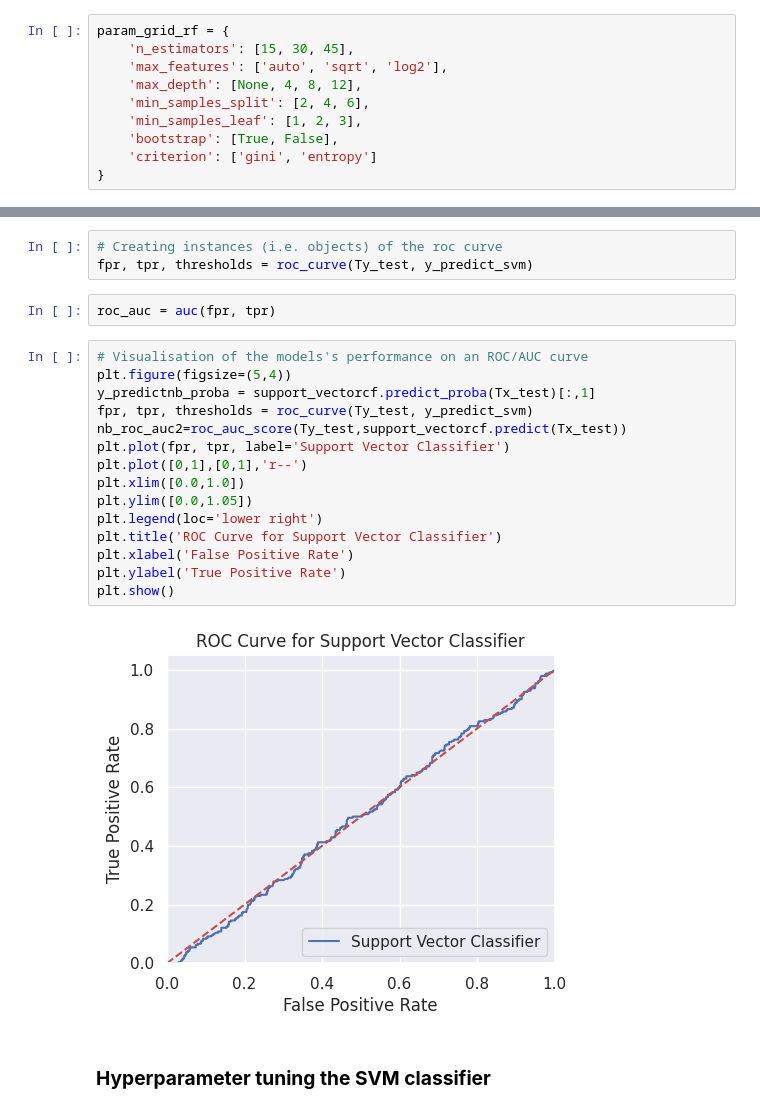
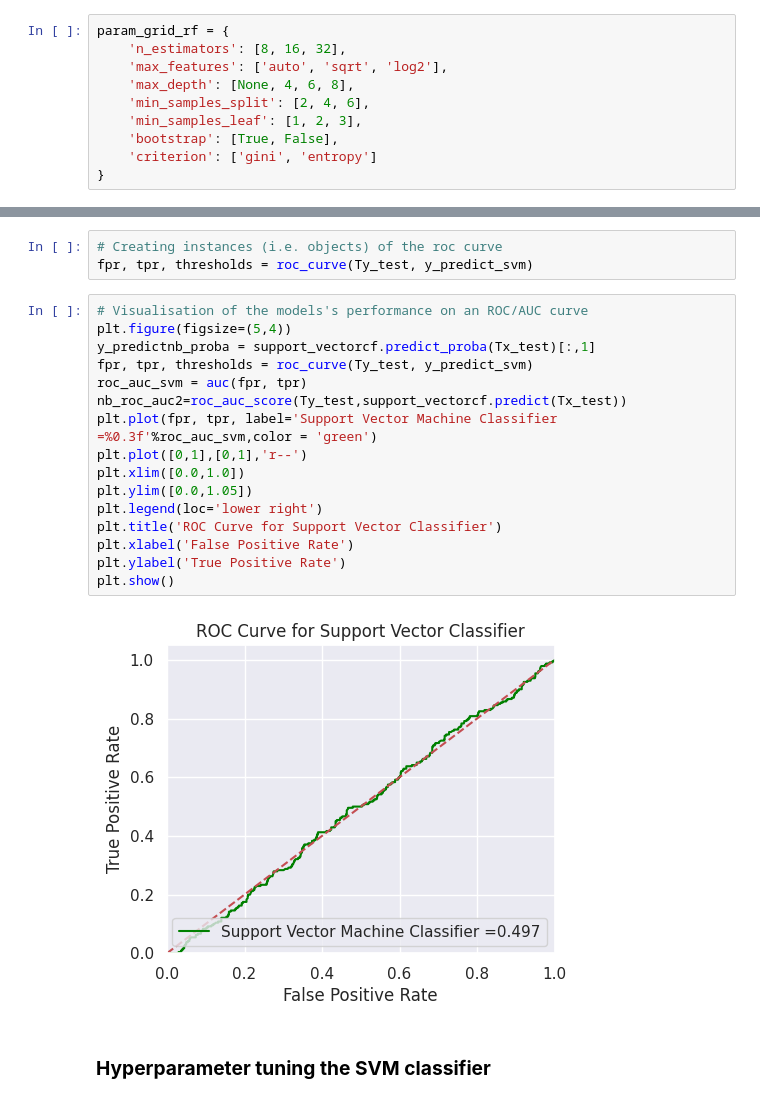
Before and after one commit to frankssenoga/frankssenoga, a Jupyter notebook: NEW_ML_ASSIGNMENT_3_NEW_LATEST.ipynb, the cells around one changed output, grey strips where cells are left out. Saved outputs shown, nothing was run; the diff lists cells and outputs as text.

```diff
--- a/NEW_ML_ASSIGNMENT_3_NEW_LATEST.ipynb
+++ b/NEW_ML_ASSIGNMENT_3_NEW_LATEST.ipynb
@@ -1216,9 +1218,9 @@ criterion = ['gini', 'entropy']
 bootstrap = [True, False]
 # %%
 param_grid_rf = {
-    'n_estimators': [15, 30, 45],
+    'n_estimators': [8, 16, 32],
     'max_features': ['auto', 'sqrt', 'log2'],
-    'max_depth': [None, 4, 8, 12],
+    'max_depth': [None, 4, 6, 8],
     'min_samples_split': [2, 4, 6],
     'min_samples_leaf': [1, 2, 3],
     'bootstrap': [True, False],
@@ -1445,25 +1435,24 @@ y_predict_svm = support_vectorcf.predict_proba(Tx_test)[:, 1]
 # %%
 # Creating instances (i.e. objects) of the roc curve
 fpr, tpr, thresholds = roc_curve(Ty_test, y_predict_svm)
-# %%
-roc_auc = auc(fpr, tpr)
 # %%
 # Visualisation of the models's performance on an ROC/AUC curve
 plt.figure(figsize=(5,4))
 y_predictnb_proba = support_vectorcf.predict_proba(Tx_test)[:,1]
 fpr, tpr, thresholds = roc_curve(Ty_test, y_predict_svm)
+roc_auc_svm = auc(fpr, tpr)
 nb_roc_auc2=roc_auc_score(Ty_test,support_vectorcf.predict(Tx_test))
-plt.plot(fpr, tpr, label='Support Vector Classifier')
+plt.plot(fpr, tpr, label='Support Vector Machine Classifier =%0.3f'%roc_auc_svm,color = 'green')
 plt.plot([0,1],[0,1],'r--')
 plt.xlim([0.0,1.0])
 plt.ylim([0.0,1.05])
 plt.legend(loc='lower right')
 plt.title('ROC Curve for Support Vector Classifier')
 plt.xlabel('False Positive Rate')
 plt.ylabel('True Positive Rate')
 plt.show()
 # %% [output]
-[figure, old version]
+[figure, new version]
 # %% [markdown]
 ### **Hyperparameter tuning the SVM classifier**
 # %%
```
Also changed, not shown: parts of 34 cells of this notebook.
